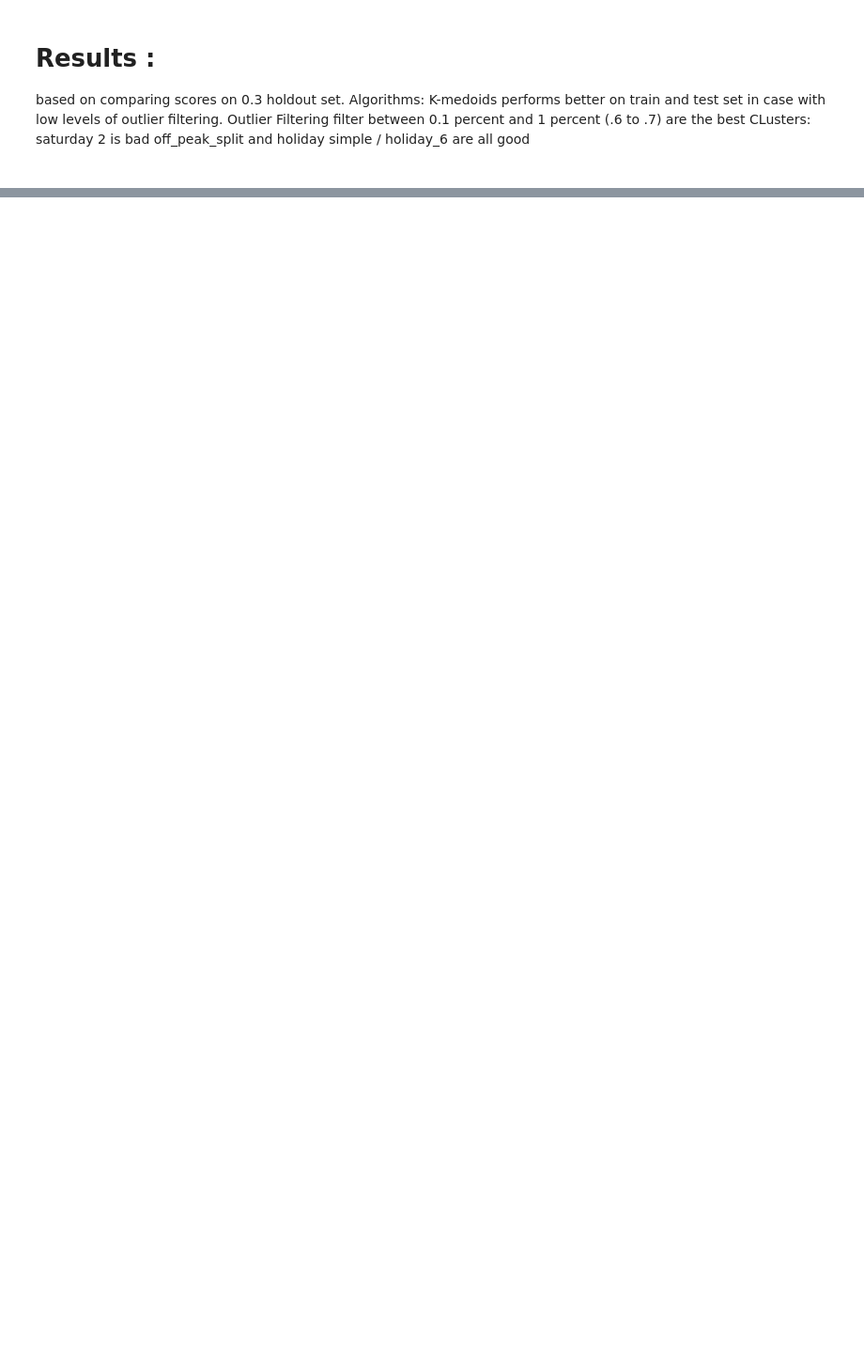
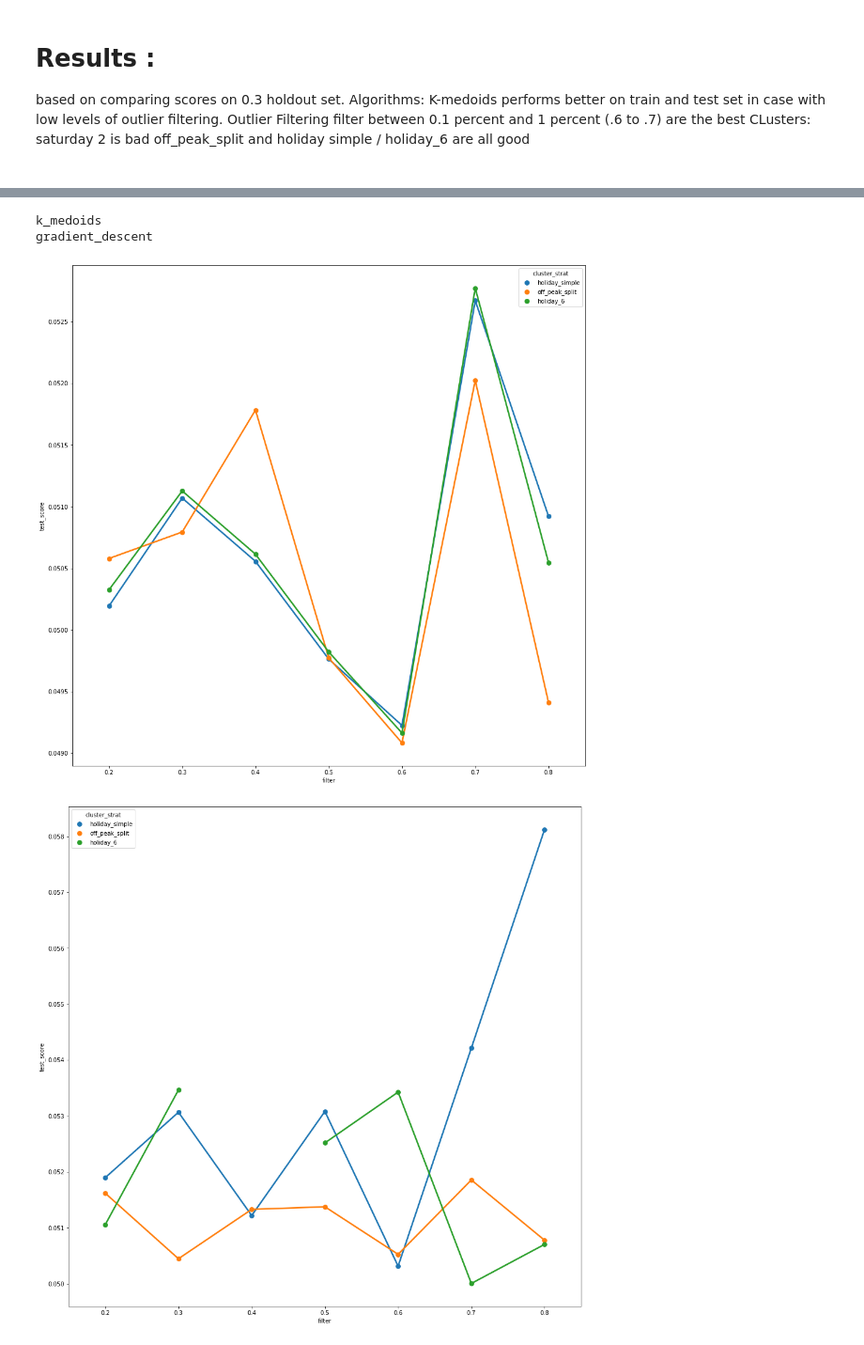
Before and after one commit to AndOleAnd/Capstone_N_A_P, a Jupyter notebook: Notebooks/kmedoids.ipynb, the cells around one changed output, grey strips where cells are left out. Shown at 94% size. Drawn from its saved outputs; the diff is of its cells as text; code cells hidden in the pictures; blank space fills up the shorter version.

```diff
--- a/Notebooks/kmedoids.ipynb
+++ b/Notebooks/kmedoids.ipynb
@@ -109 +130,13 @@ k_compare.sort_values(by='test_score')
+# %%
+for i, model in enumerate(k_compare['model'].unique()):
+    print(model)
+    df = k_compare.query('model == @model')
+    fig, ax = plt.subplots(1, 1, sharex=True, figsize=(16, 16))
+#    chart = sns.pointplot(ax=ax, data=df, x="filter", y='train_score', hue='model');
+    chart = sns.pointplot(ax=ax, data=df, x="filter", y='test_score', hue='cluster_strat');
+# %% [output]
+k_medoids
+gradient_descent
+[figure, added]
+[figure, added]
 # %%
```
Also changed, not shown: parts of 14 cells of this notebook, 1 other file.
